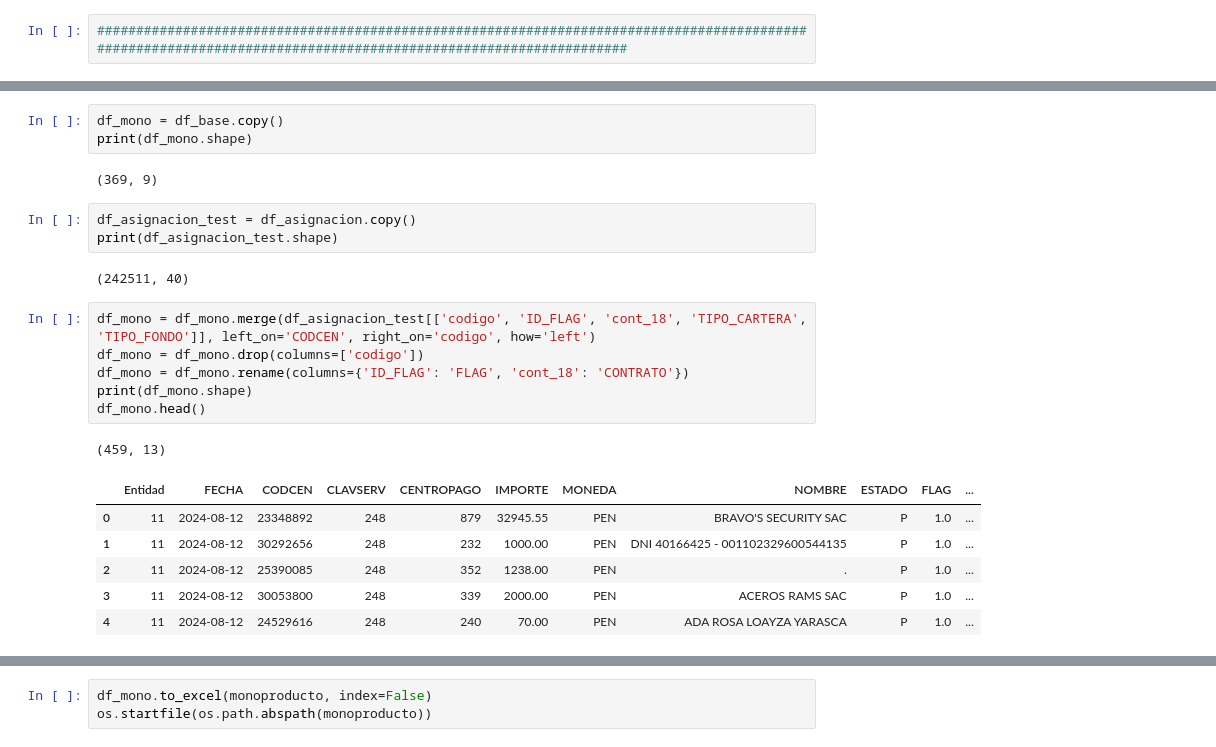
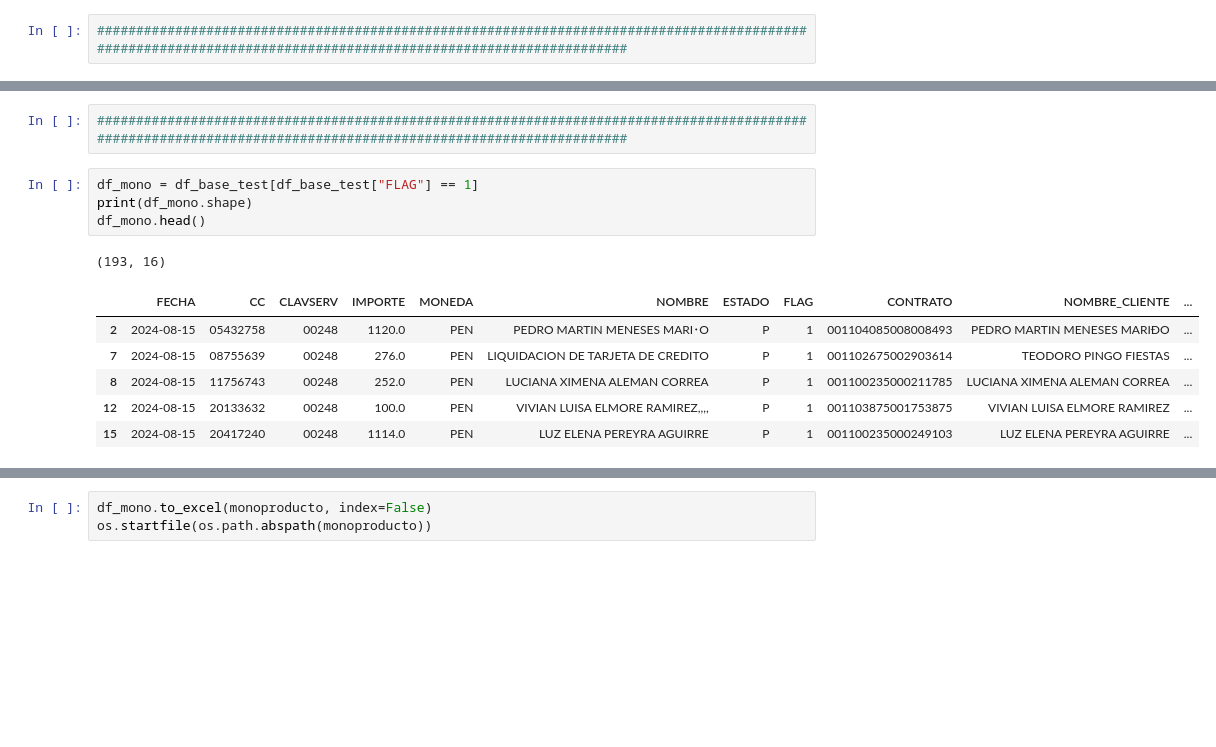
Before and after one commit to iriarteMirko/base-pagos, a Jupyter notebook: main.ipynb, the cells around one changed output, grey strips where cells are left out. Saved outputs shown, nothing was run; the diff lists cells and outputs as text; blank space fills up the shorter version.

```diff
--- a/main.ipynb
+++ b/main.ipynb
@@ -82,24 +170,14 @@ dtype: object
+# %%
+###############################################################################################################################################################
 # %%
-df_mono = df_base.copy()
+df_mono = df_base_test[df_base_test["FLAG"] == 1]
 print(df_mono.shape)
+df_mono.head()
 # %% [output]
-(369, 9)
+(193, 16)
+|  | FECHA | CC | CLAVSERV | IMPORTE | MONEDA | NOMBRE | ESTADO | FLAG | CONTRATO | NOMBRE_CLIENTE | ... |
+| 2 | 2024-08-15 | 05432758 | 00248 | 1120.0 | PEN | PEDRO MARTIN MENESES MARI･O | P | 1 | 001104085008008493 | PEDRO MARTIN MENESES MARIÐO | ... |
+| 7 | 2024-08-15 | 08755639 | 00248 | 276.0 | PEN | LIQUIDACION DE TARJETA DE CREDITO | P | 1 | 001102675002903614 | TEODORO PINGO FIESTAS | ... |
+| 8 | 2024-08-15 | 11756743 | 00248 | 252.0 | PEN | LUCIANA XIMENA ALEMAN CORREA | P | 1 | 001100235000211785 | LUCIANA XIMENA ALEMAN CORREA | ... |
+| 12 | 2024-08-15 | 20133632 | 00248 | 100.0 | PEN | VIVIAN LUISA ELMORE RAMIREZ,,,, | P | 1 | 001103875001753875 | VIVIAN LUISA ELMORE RAMIREZ | ... |
+| 15 | 2024-08-15 | 20417240 | 00248 | 1114.0 | PEN | LUZ ELENA PEREYRA AGUIRRE | P | 1 | 001100235000249103 | LUZ ELENA PEREYRA AGUIRRE | ... |
-# %%
-df_asignacion_test = df_asignacion.copy()
-print(df_asignacion_test.shape)
-# %% [output]
-(242511, 40)
-# %%
-df_mono = df_mono.merge(df_asignacion_test[['codigo', 'ID_FLAG', 'cont_18', 'TIPO_CARTERA', 'TIPO_FONDO']], left_on='CODCEN', right_on='codigo', how='left')
-df_mono = df_mono.drop(columns=['codigo'])
-df_mono = df_mono.rename(columns={'ID_FLAG': 'FLAG', 'cont_18': 'CONTRATO'})
-print(df_mono.shape)
-df_mono.head()
-# %% [output]
-(459, 13)
-|  | Entidad | FECHA | CODCEN | CLAVSERV | CENTROPAGO | IMPORTE | MONEDA | NOMBRE | ESTADO | FLAG | ... |
-| 0 | 11 | 2024-08-12 | 23348892 | 248 | 879 | 32945.55 | PEN | BRAVO'S SECURITY SAC | P | 1.0 | ... |
-| 1 | 11 | 2024-08-12 | 30292656 | 248 | 232 | 1000.00 | PEN | DNI 40166425 - 001102329600544135 | P | 1.0 | ... |
-| 2 | 11 | 2024-08-12 | 25390085 | 248 | 352 | 1238.00 | PEN | . | P | 1.0 | ... |
-| 3 | 11 | 2024-08-12 | 30053800 | 248 | 339 | 2000.00 | PEN | ACEROS RAMS SAC | P | 1.0 | ... |
-| 4 | 11 | 2024-08-12 | 24529616 | 248 | 240 | 70.00 | PEN | ADA ROSA LOAYZA YARASCA | P | 1.0 | ... |
```
Also changed, not shown: parts of 25 cells of this notebook.
